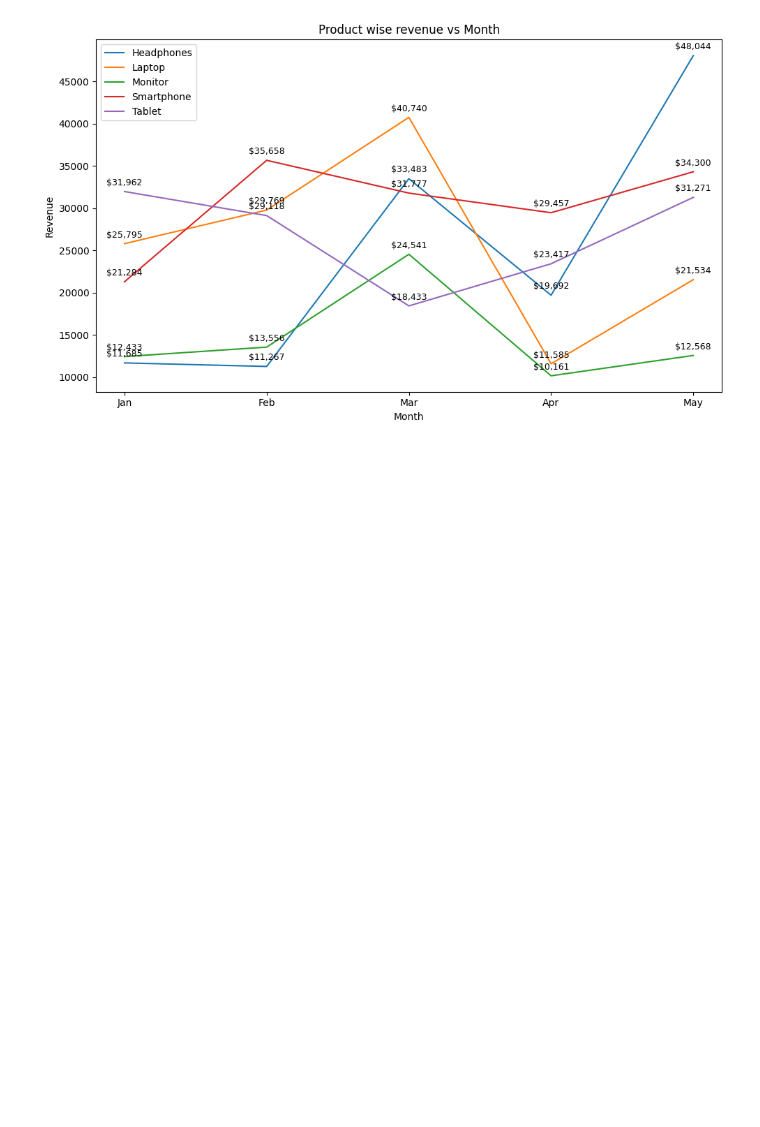
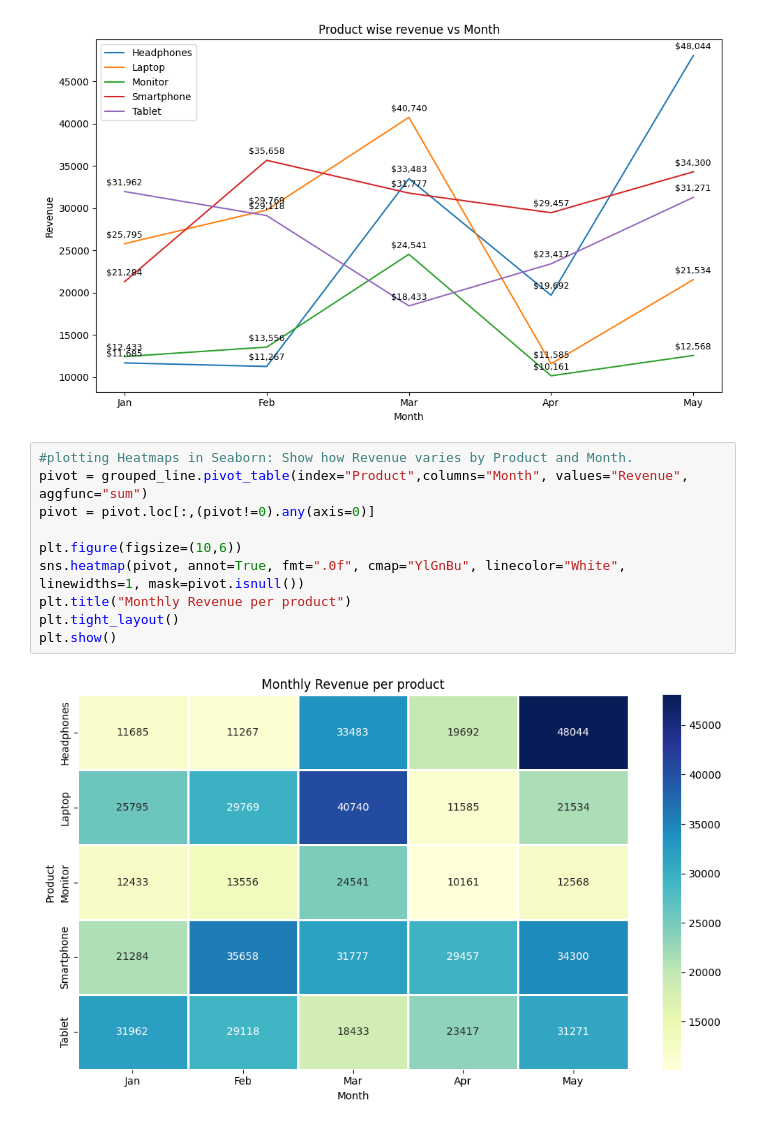
Before and after one commit to Devd0921/retail-sales-dashboard, a Jupyter notebook: Dashboard.ipynb, the cells around one changed output. Saved outputs shown, nothing was run; the diff lists cells and outputs as text; blank space fills up the shorter version.

Commit message:
Updated dashboard with latest visualizations

```diff
--- a/Dashboard.ipynb
+++ b/Dashboard.ipynb
@@ -59,3 +59,15 @@ plt.tight_layout()
 plt.show()
 # %% [output]
 [figure]
+# %%
+#plotting Heatmaps in Seaborn: Show how Revenue varies by Product and Month.
+pivot = grouped_line.pivot_table(index="Product",columns="Month", values="Revenue", aggfunc="sum")
+pivot = pivot.loc[:,(pivot!=0).any(axis=0)]
+
+plt.figure(figsize=(10,6))
+sns.heatmap(pivot, annot=True, fmt=".0f", cmap="YlGnBu", linecolor="White", linewidths=1, mask=pivot.isnull())
+plt.title("Monthly Revenue per product")
+plt.tight_layout()
+plt.show()
+# %% [output]
+[figure, added]
```
Also changed, not shown: 1 other file.
